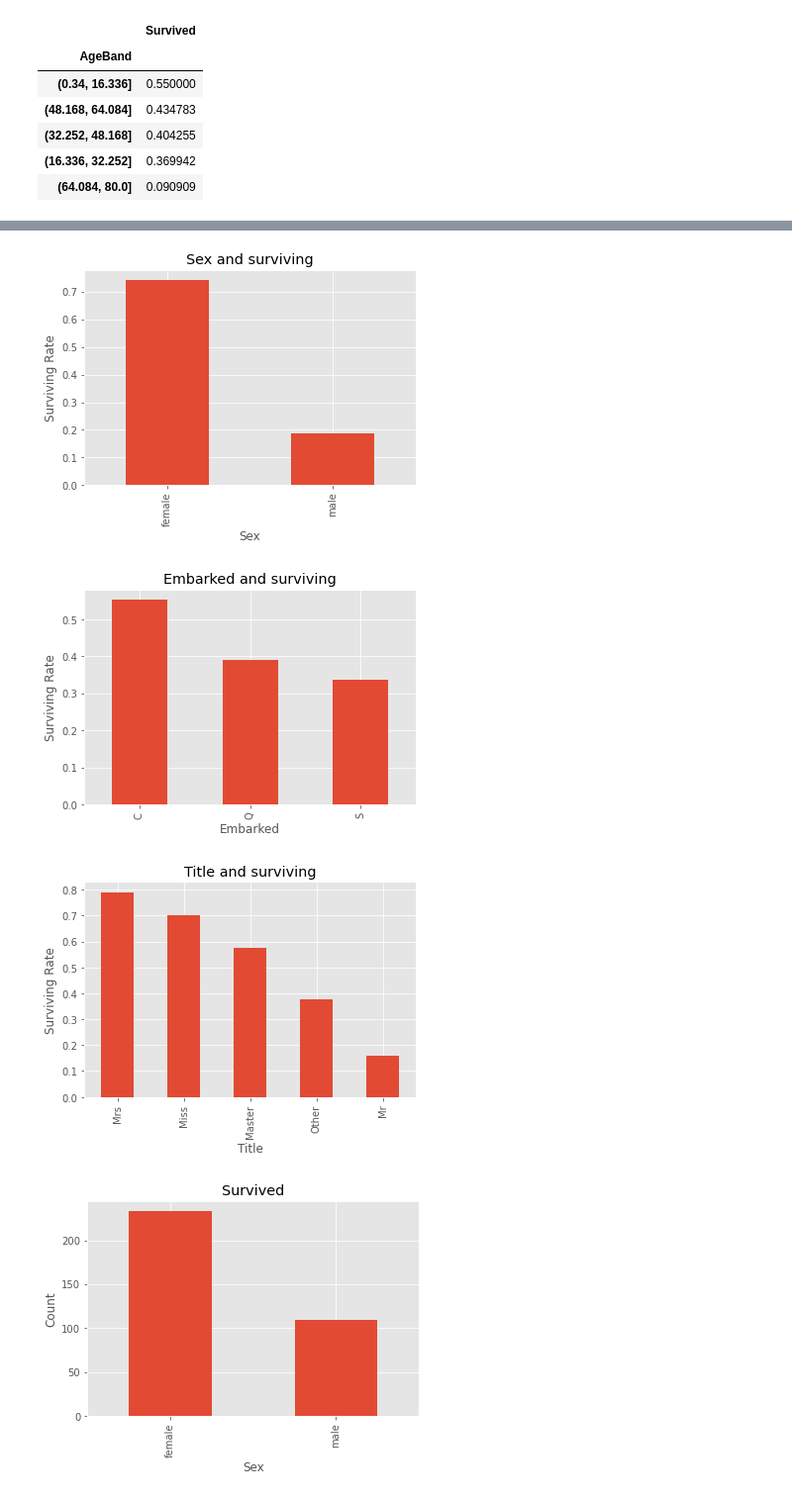
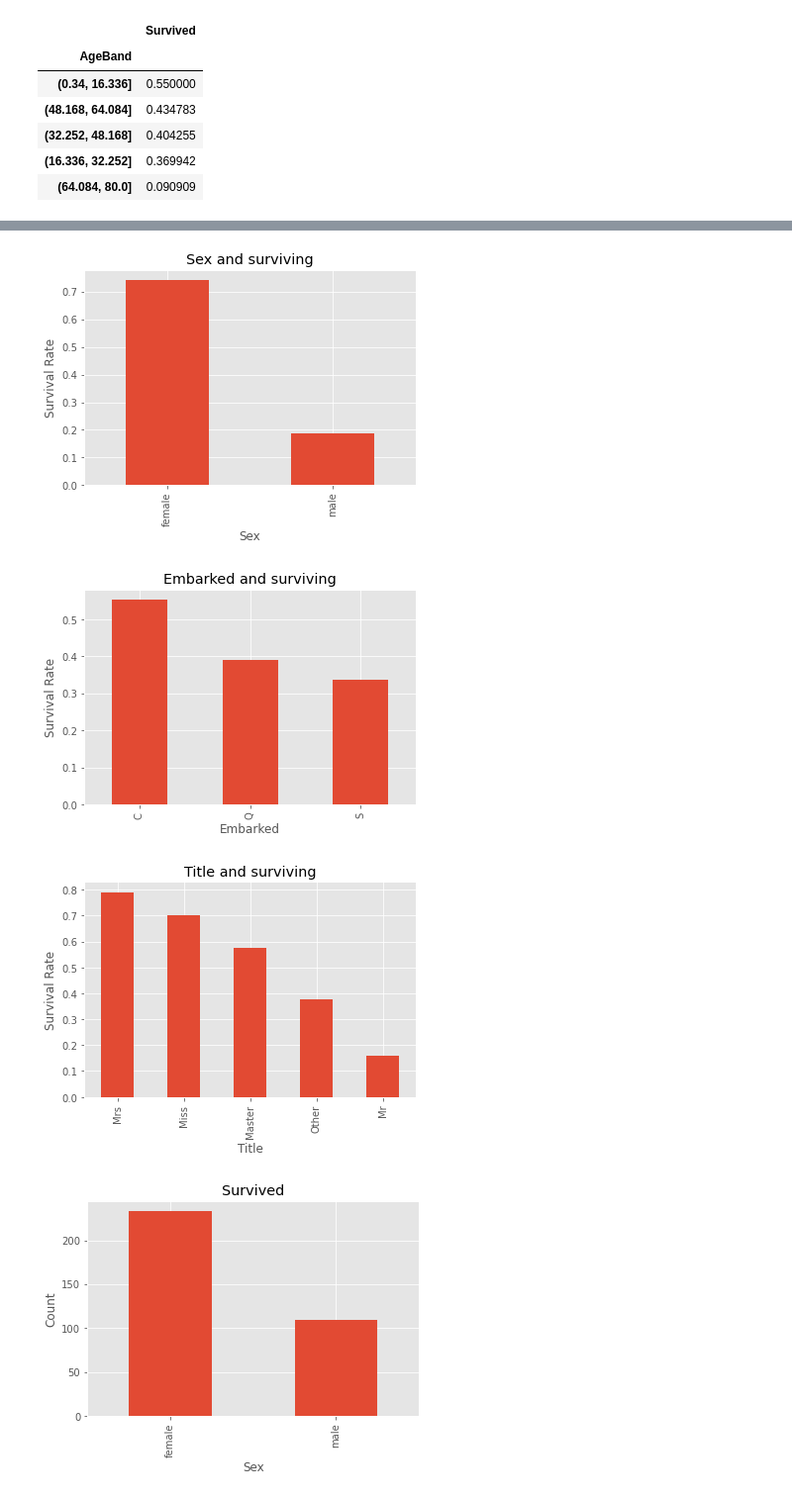
Before and after one commit to HassanRady/Titanic---Machine-Learning-from-Disaster-Competition, a Jupyter notebook: EDA & Feature Eng & Modeling.ipynb, the cells around one changed output, grey strips where cells are left out. Shown at 99% size. Drawn from its saved outputs; the diff is of its cells as text; code cells hidden in the pictures.

```diff
--- a/EDA & Feature Eng & Modeling.ipynb
+++ b/EDA & Feature Eng & Modeling.ipynb
@@ -237,7 +243,7 @@ for i, var in enumerate(discrete_vars):
 
     df = df_train.groupby(var)[TARGET].mean().sort_values(ascending=False)
     df.plot.bar()
-    plt.ylabel('Surviving Rate')
+    plt.ylabel('Survival Rate')
     plt.title(f'{var} and surviving')
     plt.show();
 # %% [output]
@@ -247,17 +253,17 @@ for i, var in enumerate(discrete_vars):
 # %%
 for i, var in enumerate(categorical_variables):
     if var in ['Name', 'Ticket', 'Cabin']:
         continue
 
     df = df_train.groupby(var)[TARGET].mean().sort_values(ascending=False)
     df.plot.bar()
-    plt.ylabel('Surviving Rate')
+    plt.ylabel('Survival Rate')
     plt.title(f'{var} and surviving')
     plt.show();
 # %% [output]
-[figure, old version]
+[figure, new version]
-[figure, old version]
+[figure, new version]
-[figure, old version]
+[figure, new version]
 # %%
 df_survived = df_train[df_train[TARGET] == 1]
 df_survived.groupby('Sex')['Sex'].count().sort_values(ascending=False).plot.bar()
```
Also changed, not shown: parts of 37 cells of this notebook, 1 other file.
